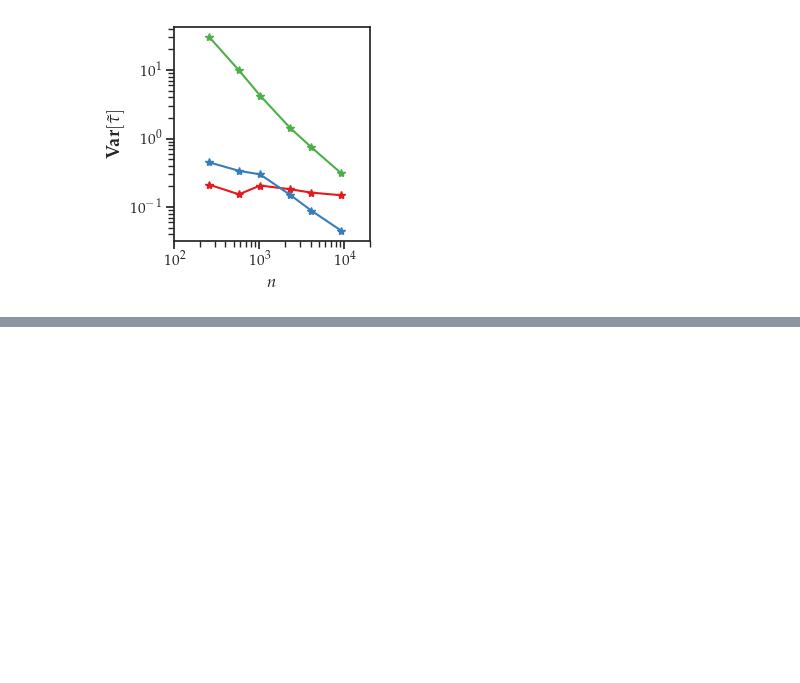
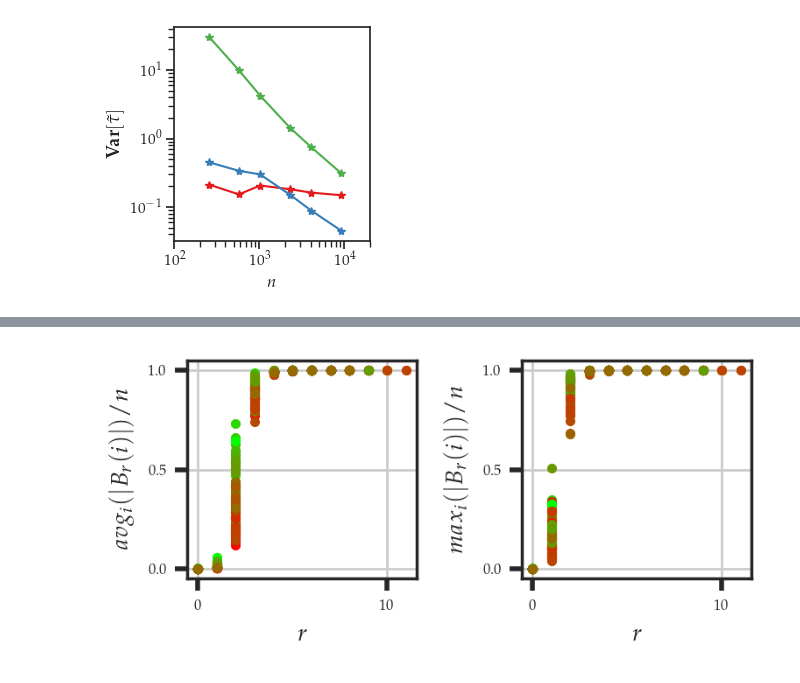
Before and after one commit to cleeyu/RGCR-code, a Jupyter notebook: intro.ipynb, the cells around one changed output, grey strips where cells are left out. Cells and saved outputs as stored; diff of their text form; code cells hidden in the pictures; blank space fills up the shorter version.

```diff
--- a/intro.ipynb
+++ b/intro.ipynb
@@ -708,0 +802,3 @@ plt.show()
+# %%
+for graph_name in os.listdir('dataset/FB100'):
+    os.system('./compute_ball_size FB100/'+graph_name[:-4])
@@ -708,0 +833,65 @@ plt.show()
+# %%
+path = 'results/ball_size/FB100/'
+
+mean_ball_sizes = []
+max_ball_sizes = []
+n_nodes = []
+
+for graph_name in os.listdir(path):
+    if not graph_name.endswith('.txt'):
+        continue
+    result = get_mean_max_ball_size(path + graph_name)
+    n_nodes.append(result[0])
+    mean_ball_sizes.append(result[1])
+    max_ball_sizes.append(result[2])
+
+n_max = max(n_nodes)
+n_min = min(n_nodes)
+# %%
+fig = plt.figure(figsize=(4, 2), dpi=200)
+fsz = 10
+
+ax = plt.subplot(121)
+for n, mean_ball_size in zip(n_nodes, mean_ball_sizes):
+    c = (np.log(n) - np.log(n_min)) / (np.log(n_max) - np.log(n_min))
+    ax.plot(mean_ball_size, '.', lw=1, color=(c, 1-c, 0))
+ax.set_xlabel(r"$r$", fontsize=fsz)
+ax.set_ylabel(r"$avg_i(|B_r(i)|)/n$", fontsize=fsz)
+ax.xaxis.set_tick_params(which='major', width=2, size=5)
+ax.xaxis.set_tick_params(which='minor', width=1, size=2)
+ax.yaxis.set_tick_params(which='major', width=2, size=5)
+ax.yaxis.set_tick_params(which='minor', width=1, size=2)
+plt.setp(ax.get_xticklabels(), fontsize=fsz-4)  ## setp means 'set property'
+plt.setp(ax.get_yticklabels(), fontsize=fsz-4)
+ax.grid()
+
+ax = plt.subplot(122)
+for n, max_ball_size in zip(n_nodes, max_ball_sizes):
+    c = (np.log(n) - np.log(n_min)) / (np.log(n_max) - np.log(n_min))
+    ax.plot(max_ball_size, '.', lw=1, color=(c, 1-c, 0))
+ax.set_xlabel(r"$r$", fontsize=fsz)
+ax.set_ylabel(r"$max_i(|B_r(i)|)/n$", fontsize=fsz)
+ax.xaxis.set_tick_params(which='major', width=2, size=5)
+ax.xaxis.set_tick_params(which='minor', width=1, size=2)
+ax.yaxis.set_tick_params(which='major', width=2, size=5)
+ax.yaxis.set_tick_params(which='minor', width=1, size=2)
+plt.setp(ax.get_xticklabels(), fontsize=fsz-4)  ## setp means 'set property'
+plt.setp(ax.get_yticklabels(), fontsize=fsz-4)
+ax.grid()
+
+# ax = plt.subplot(122)
+# ax.plot(range(diameter+1), max_ball_size)
+# ax.set_xlabel(r"$r$", fontsize=fsz)
+# ax.set_ylabel(r"$max(|B_r(u)|)$", fontsize=fsz)
+# ax.xaxis.set_tick_params(which='major', width=2, size=5)
+# ax.xaxis.set_tick_params(which='minor', width=1, size=2)
+# ax.yaxis.set_tick_params(which='major', width=2, size=5)
+# ax.yaxis.set_tick_params(which='minor', width=1, size=2)
+# plt.setp(ax.get_xticklabels(), fontsize=fsz-4)  ## setp means 'set property'
+# plt.setp(ax.get_yticklabels(), fontsize=fsz-4)
+# ax.grid()
+
+plt.tight_layout()
+plt.show()
+# %% [output]
+[figure, added]
```
Also changed, not shown: parts of 12 cells of this notebook, 1 other file.
